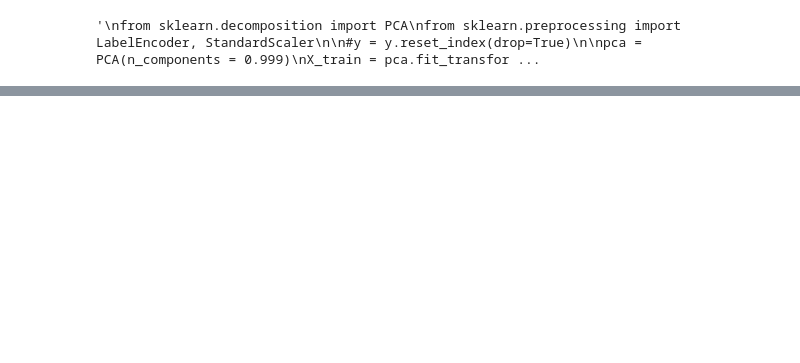
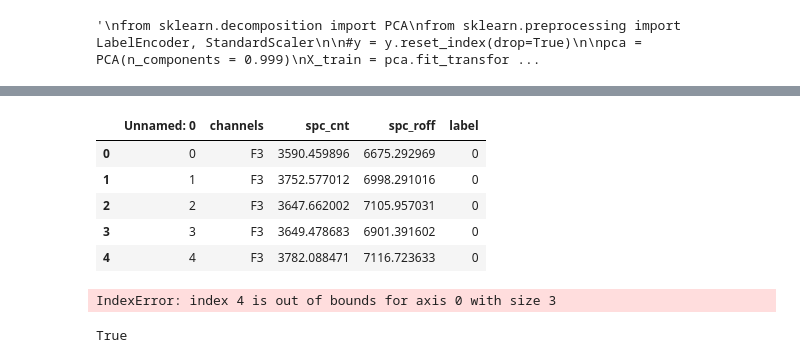
Before and after one commit to KemalcanKucuk/eeg-attention, a Jupyter notebook: driver drowsiness/driver_drowsiness.ipynb, the cells around one changed output, grey strips where cells are left out. Saved outputs shown, nothing was run; the diff lists cells and outputs as text; code cells hidden in the pictures; blank space fills up the shorter version.

```diff
--- a/driver drowsiness/driver_drowsiness.ipynb
+++ b/driver drowsiness/driver_drowsiness.ipynb
@@ -407,0 +406,3 @@ Accuracy of SVM classifier on test set: 0.7844
+# %%
+df1 = pd.read_csv('1.csv')
+df2 = pd.read_csv('2.csv')
@@ -407,0 +418,13 @@ Accuracy of SVM classifier on test set: 0.7844
+# %%
+df2.head()
+# %% [output]
+|  | Unnamed: 0 | channels | spc_cnt | spc_roff | label |
+| 0 | 0 | F3 | 3590.459896 | 6675.292969 | 0 |
+| 1 | 1 | F3 | 3752.577012 | 6998.291016 | 0 |
+| 2 | 2 | F3 | 3647.662002 | 7105.957031 | 0 |
+| 3 | 3 | F3 | 3649.478683 | 6901.391602 | 0 |
+| 4 | 4 | F3 | 3782.088471 | 7116.723633 | 0 |
+# %%
+df1.insert(loc = 4, column = 'label', value = df2['label'])
+# %% [output]
+IndexError: index 4 is out of bounds for axis 0 with size 3
@@ -407,0 +435,4 @@ Accuracy of SVM classifier on test set: 0.7844
+# %%
+df1.equals(df2)
+# %% [output]
+True
```
Also changed, not shown: parts of 22 cells of this notebook.
